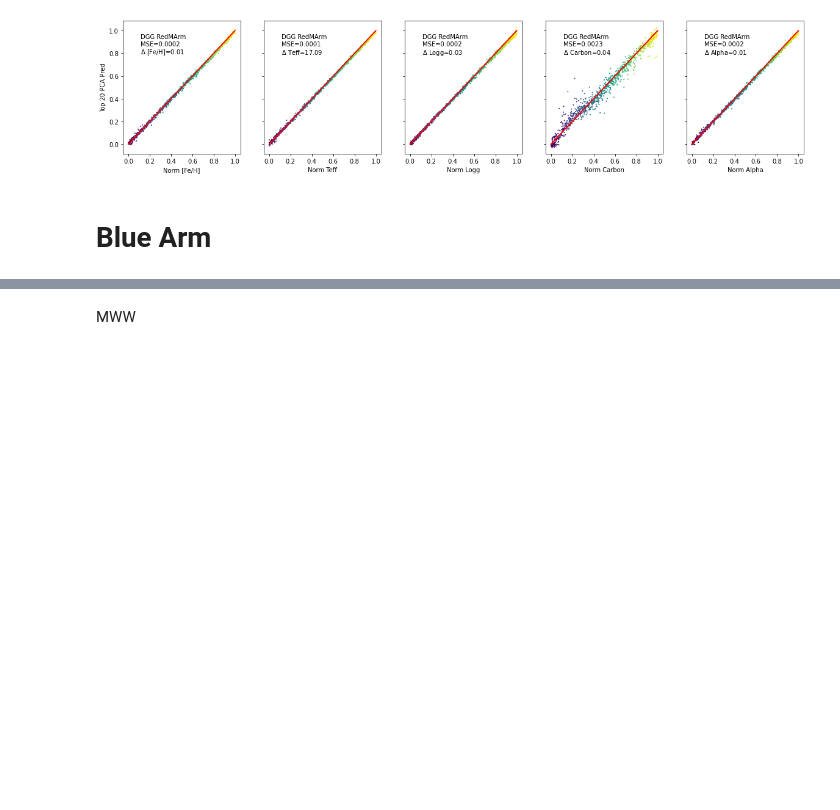
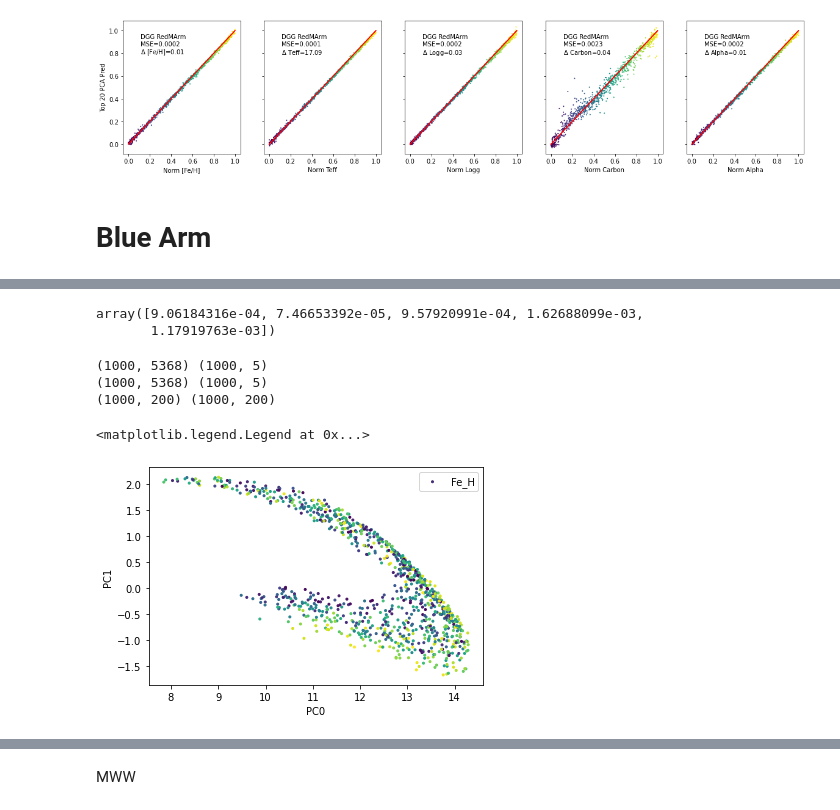
Before and after one commit to ViskaWei/DNN, a Jupyter notebook: nb/dnn_RedM.ipynb, the cells around one changed output, grey strips where cells are left out. Cells and saved outputs as stored; diff of their text form; code cells hidden in the pictures; blank space fills up the shorter version.

```diff
--- a/nb/dnn_RedM.ipynb
+++ b/nb/dnn_RedM.ipynb
@@ -239,0 +298,20 @@ run(*dataloader(r, w, test=0))
+# %%
+np.min(y_test,axis=0)
+# %% [output]
+array([9.06184316e-04, 7.46653392e-05, 9.57920991e-04, 1.62688099e-03,
+       1.17919763e-03])
+# %%
+x_train, x_test, y_train,y_test, WR, Prng, = dataloader("G", "Blue", test=1)
+# %% [output]
+(1000, 5368) (1000, 5)
+(1000, 5368) (1000, 5)
+(1000, 200) (1000, 200)
+# %%
+idx1, idx2=0,1
+plt.scatter(x_train[:,idx1],x_train[:,idx2],c=y_train[:,0],s=4,label="Fe_H")
+plt.xlabel(f"PC{idx1}")
+plt.ylabel(f"PC{idx2}")
+plt.legend()
+# %% [output]
+<matplotlib.legend.Legend at 0x...>
+[figure, added]
```
Also changed, not shown: parts of 10 cells of this notebook, 2 other files.
